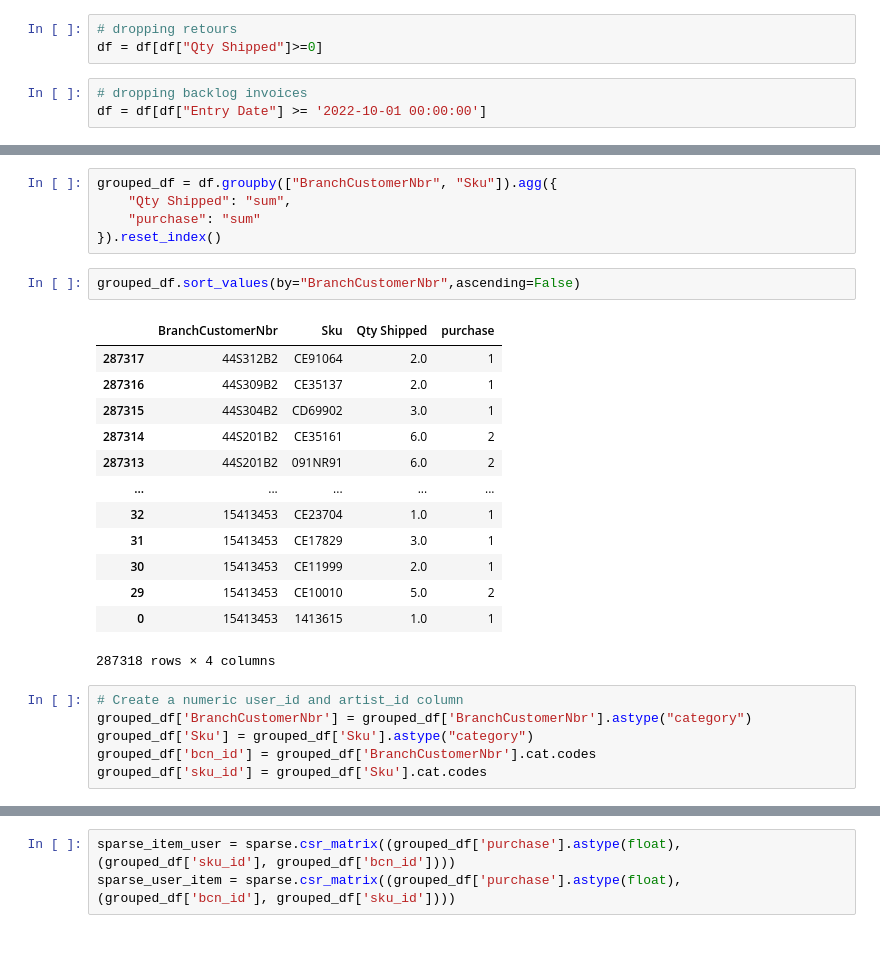
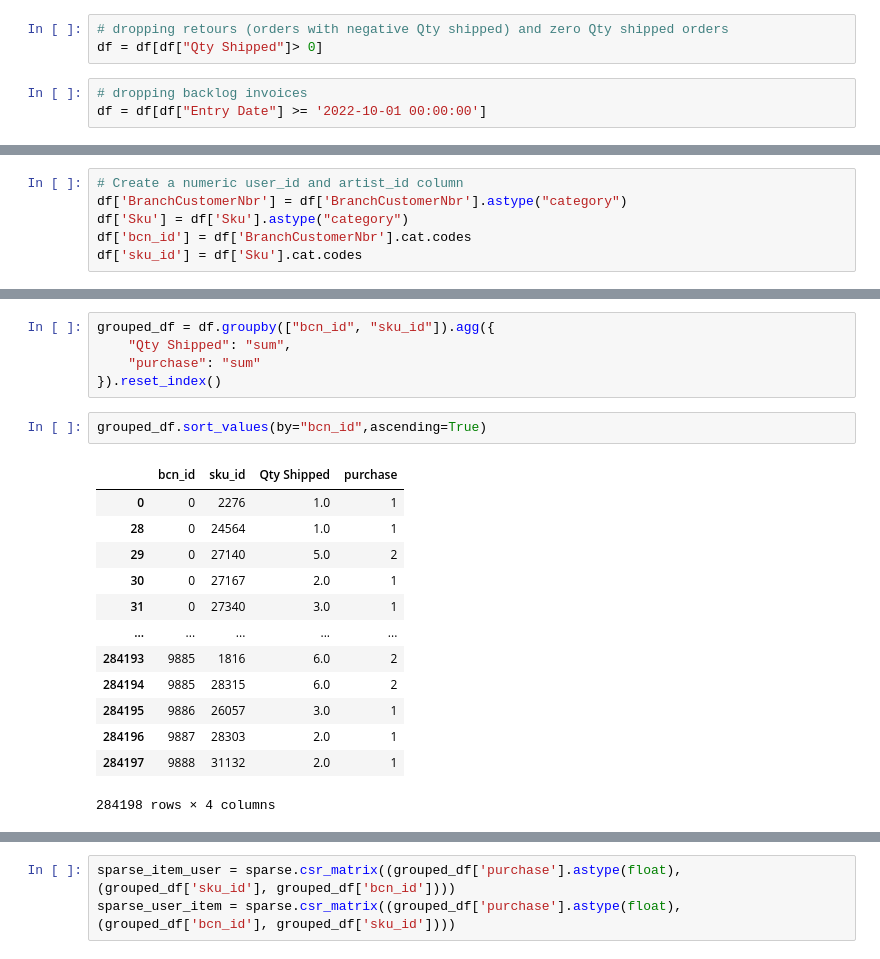
Before and after one commit to vincm1/RecSys_Implicit, a Jupyter notebook: Alternating_Least_Squares_(ALS).ipynb, the cells around one changed output, grey strips where cells are left out. Drawn from its saved outputs; the diff is of its cells as text.

```diff
--- a/Alternating_Least_Squares_(ALS).ipynb
+++ b/Alternating_Least_Squares_(ALS).ipynb
@@ -41,6 +70,6 @@ len(df[df["Qty Shipped"] == 0])
 # %%
-# dropping retours
-df = df[df["Qty Shipped"]>=0]
+# dropping retours (orders with negative Qty shipped) and zero Qty shipped orders
+df = df[df["Qty Shipped"]> 0]
 # %%
 # dropping backlog invoices
 df = df[df["Entry Date"] >= '2022-10-01 00:00:00']
@@ -53 +85,7 @@ df.loc[:, "purchase"] = 1
+# %%
+# Create a numeric user_id and artist_id column
+df['BranchCustomerNbr'] = df['BranchCustomerNbr'].astype("category")
+df['Sku'] = df['Sku'].astype("category")
+df['bcn_id'] = df['BranchCustomerNbr'].cat.codes
+df['sku_id'] = df['Sku'].cat.codes
 # %%
@@ -85,27 +114,21 @@ df_1
 # %%
-grouped_df = df.groupby(["BranchCustomerNbr", "Sku"]).agg({
+grouped_df = df.groupby(["bcn_id", "sku_id"]).agg({
     "Qty Shipped": "sum",
     "purchase": "sum"
 }).reset_index()
 # %%
-grouped_df.sort_values(by="BranchCustomerNbr",ascending=False)
+grouped_df.sort_values(by="bcn_id",ascending=True)
 # %% [output]
-|  | BranchCustomerNbr | Sku | Qty Shipped | purchase |
-| 287317 | 44S312B2 | CE91064 | 2.0 | 1 |
-| 287316 | 44S309B2 | CE35137 | 2.0 | 1 |
-| 287315 | 44S304B2 | CD69902 | 3.0 | 1 |
-| 287314 | 44S201B2 | CE35161 | 6.0 | 2 |
-| 287313 | 44S201B2 | 091NR91 | 6.0 | 2 |
+|  | bcn_id | sku_id | Qty Shipped | purchase |
+| 0 | 0 | 2276 | 1.0 | 1 |
+| 28 | 0 | 24564 | 1.0 | 1 |
+| 29 | 0 | 27140 | 5.0 | 2 |
+| 30 | 0 | 27167 | 2.0 | 1 |
+| 31 | 0 | 27340 | 3.0 | 1 |
 | ... | ... | ... | ... | ... |
-| 32 | 15413453 | CE23704 | 1.0 | 1 |
-| 31 | 15413453 | CE17829 | 3.0 | 1 |
-| 30 | 15413453 | CE11999 | 2.0 | 1 |
-| 29 | 15413453 | CE10010 | 5.0 | 2 |
-| 0 | 15413453 | 1413615 | 1.0 | 1 |
+| 284193 | 9885 | 1816 | 6.0 | 2 |
+| 284194 | 9885 | 28315 | 6.0 | 2 |
+| 284195 | 9886 | 26057 | 3.0 | 1 |
+| 284196 | 9887 | 28303 | 2.0 | 1 |
+| 284197 | 9888 | 31132 | 2.0 | 1 |
-287318 rows × 4 columns
+284198 rows × 4 columns
-# %%
-# Create a numeric user_id and artist_id column
-grouped_df['BranchCustomerNbr'] = grouped_df['BranchCustomerNbr'].astype("category")
-grouped_df['Sku'] = grouped_df['Sku'].astype("category")
-grouped_df['bcn_id'] = grouped_df['BranchCustomerNbr'].cat.codes
-grouped_df['sku_id'] = grouped_df['Sku'].cat.codes
```
Also changed, not shown: parts of 37 cells of this notebook.
